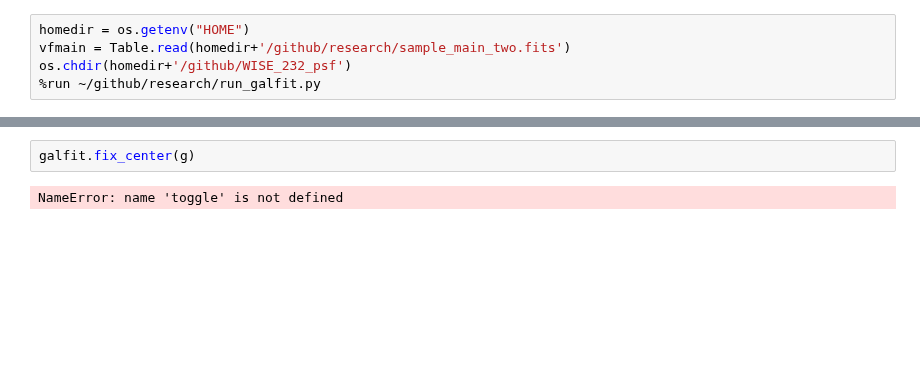
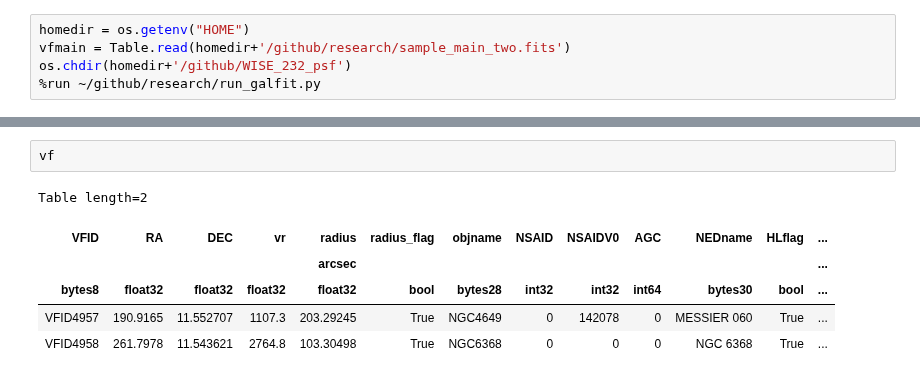
Before and after one commit to Kyssuber/research, a Jupyter notebook: off-center_GALFIT_correction.ipynb, the cells around one changed output, grey strips where cells are left out. Saved outputs shown, nothing was run; the diff lists cells and outputs as text; blank space fills up the shorter version.

Commit message:
off-center GALFIT correction

```diff
--- a/off-center_GALFIT_correction.ipynb
+++ b/off-center_GALFIT_correction.ipynb
@@ -82,4 +54,9 @@ NameError: name 'print_fix_menu' is not defined
-# %%
-galfit.fix_center(g)
-# %% [output]
-NameError: name 'toggle' is not defined
+# %%
+vf
+# %% [output]
+Table length=2
+| VFID | RA | DEC | vr | radius | radius_flag | objname | NSAID | NSAIDV0 | AGC | NEDname | HLflag | ... |
+|  |  |  |  | arcsec |  |  |  |  |  |  |  | ... |
+| bytes8 | float32 | float32 | float32 | float32 | bool | bytes28 | int32 | int32 | int64 | bytes30 | bool | ... |
+| VFID4957 | 190.9165 | 11.552707 | 1107.3 | 203.29245 | True | NGC4649 | 0 | 142078 | 0 | MESSIER 060 | True | ... |
+| VFID4958 | 261.7978 | 11.543621 | 2764.8 | 103.30498 | True | NGC6368 | 0 | 0 | 0 | NGC 6368 | True | ... |
```
Also changed, not shown: parts of 16 cells of this notebook, 1 other file.
